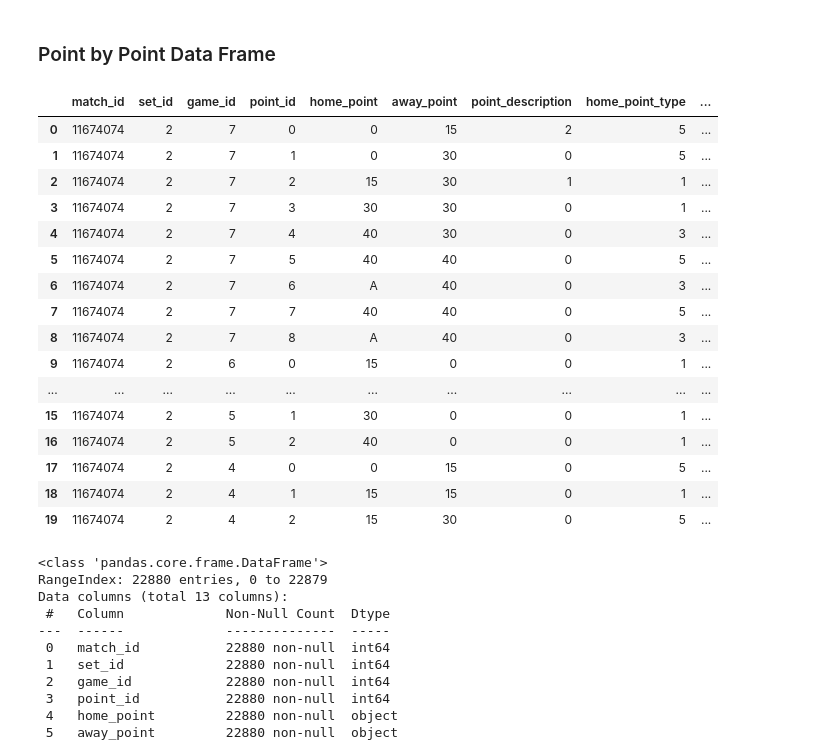
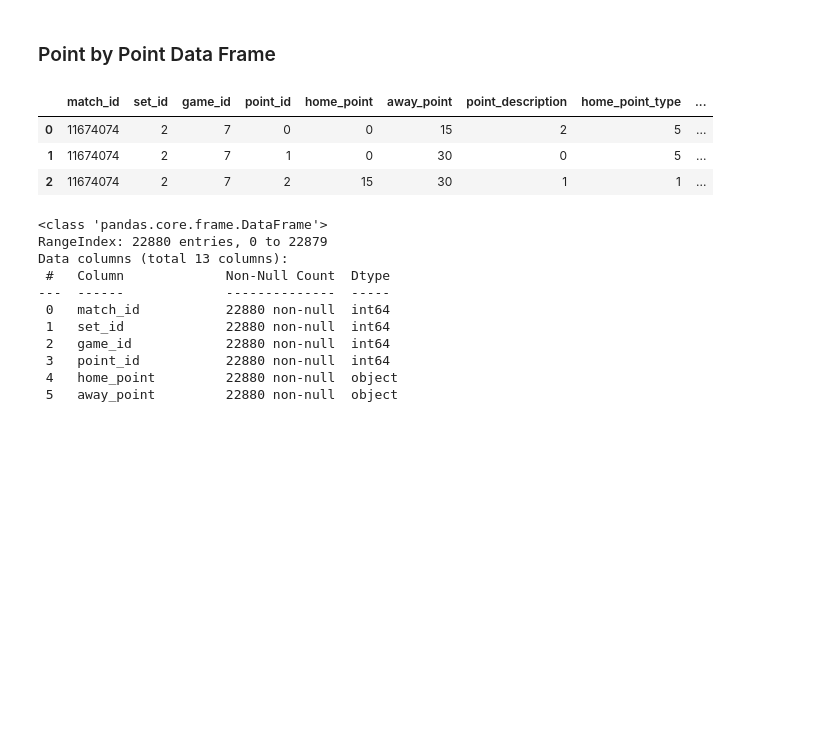
Before and after one commit to amin-eghbalian/data_analysis_tennis_peroject, a Jupyter notebook: HW10_project_data.ipynb, the cells around one changed output. Drawn from its saved outputs; the diff is of its cells as text; code cells hidden in the pictures; blank space fills up the shorter version.

```diff
--- a/HW10_project_data.ipynb
+++ b/HW10_project_data.ipynb
@@ -412,27 +413,14 @@ memory usage: 112.1 KB
 # %%
 data_dir = Path("tennis_data_20231212/raw_point_by_point_parquet")
 point_by_point_df = pd.concat(
     (pd.read_parquet(parquet_file) for parquet_file in data_dir.glob('*.parquet')), ignore_index=True
 )
-point_by_point_df.head(20)
+point_by_point_df.head(3)
 # %% [output]
 |  | match_id | set_id | game_id | point_id | home_point | away_point | point_description | home_point_type | ... |
 | 0 | 11674074 | 2 | 7 | 0 | 0 | 15 | 2 | 5 | ... |
 | 1 | 11674074 | 2 | 7 | 1 | 0 | 30 | 0 | 5 | ... |
 | 2 | 11674074 | 2 | 7 | 2 | 15 | 30 | 1 | 1 | ... |
-| 3 | 11674074 | 2 | 7 | 3 | 30 | 30 | 0 | 1 | ... |
-| 4 | 11674074 | 2 | 7 | 4 | 40 | 30 | 0 | 3 | ... |
-| 5 | 11674074 | 2 | 7 | 5 | 40 | 40 | 0 | 5 | ... |
-| 6 | 11674074 | 2 | 7 | 6 | A | 40 | 0 | 3 | ... |
-| 7 | 11674074 | 2 | 7 | 7 | 40 | 40 | 0 | 5 | ... |
-| 8 | 11674074 | 2 | 7 | 8 | A | 40 | 0 | 3 | ... |
-| 9 | 11674074 | 2 | 6 | 0 | 15 | 0 | 0 | 1 | ... |
-| ... | ... | ... | ... | ... | ... | ... | ... | ... | ... |
-| 15 | 11674074 | 2 | 5 | 1 | 30 | 0 | 0 | 1 | ... |
-| 16 | 11674074 | 2 | 5 | 2 | 40 | 0 | 0 | 1 | ... |
-| 17 | 11674074 | 2 | 4 | 0 | 0 | 15 | 0 | 5 | ... |
-| 18 | 11674074 | 2 | 4 | 1 | 15 | 15 | 0 | 1 | ... |
-| 19 | 11674074 | 2 | 4 | 2 | 15 | 30 | 0 | 5 | ... |
 # %%
 point_by_point_df.info()
 # %% [output]
```
Also changed, not shown: parts of 85 cells of this notebook.
